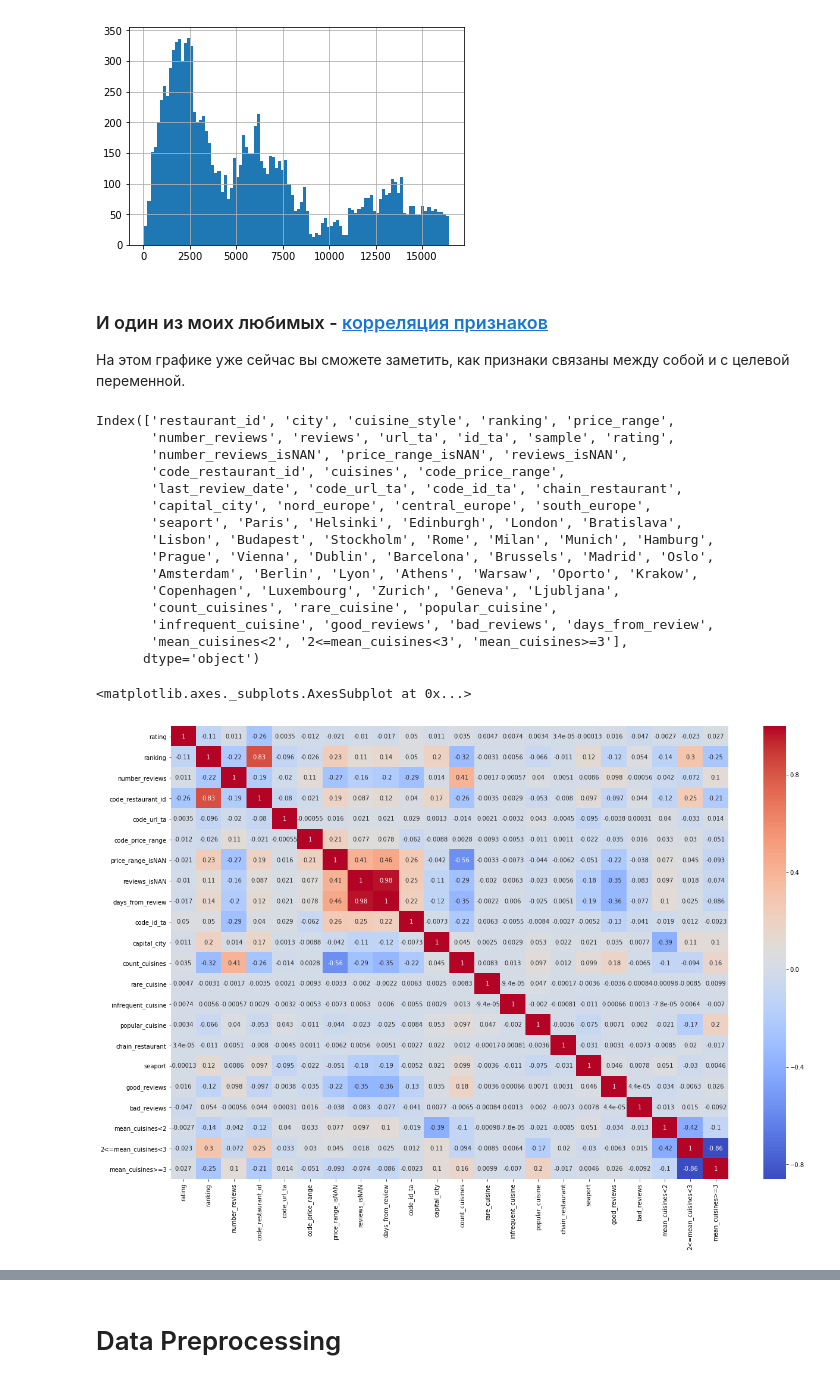
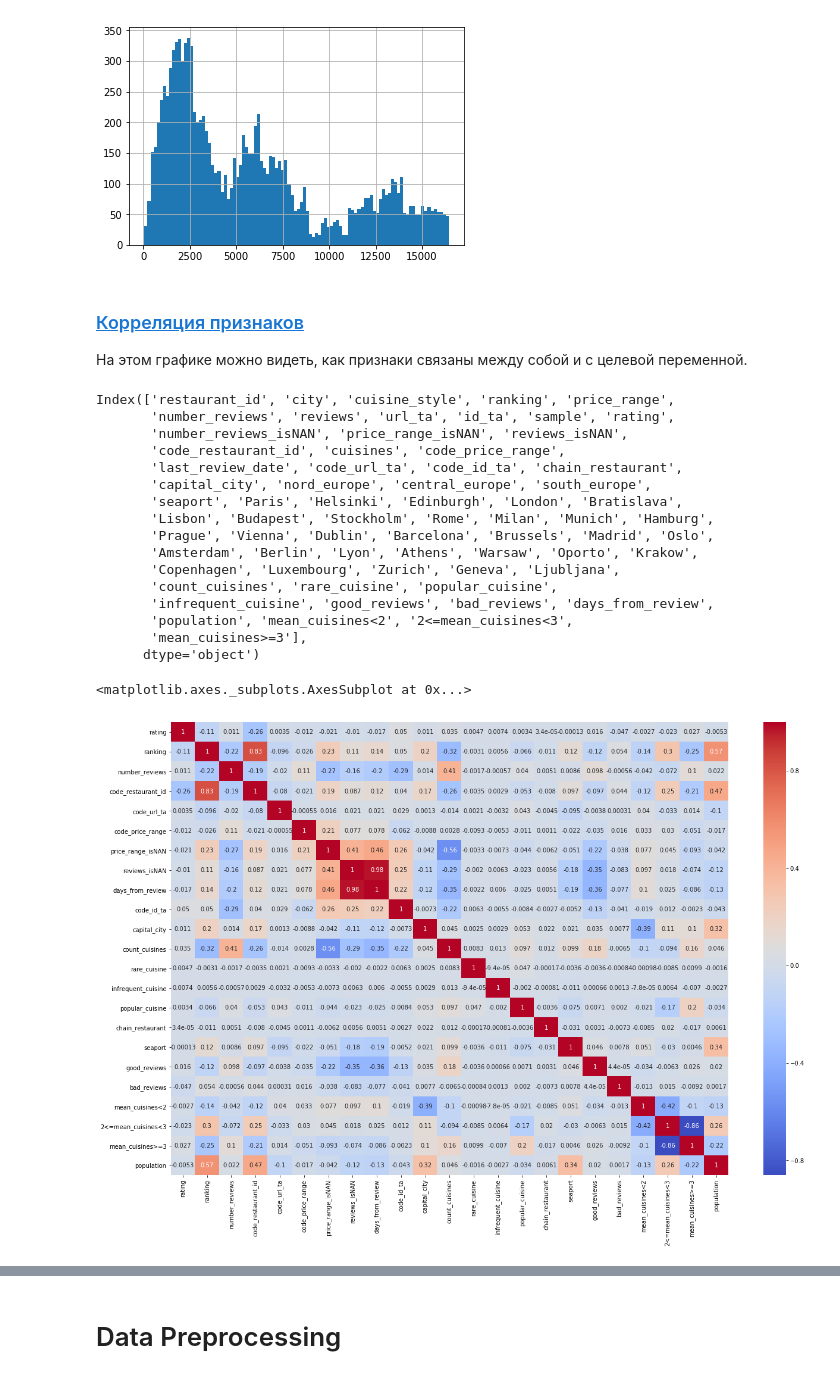
Before and after one commit to Alexius-rts/skillfactory_rds, a Jupyter notebook: module_3/my_baseline-sf-tripadvisor-rating-v2-7.ipynb, the cells around one changed output, grey strips where cells are left out. Saved outputs shown, nothing was run; the diff lists cells and outputs as text; code cells hidden in the pictures.

```diff
--- a/module_3/my_baseline-sf-tripadvisor-rating-v2-7.ipynb
+++ b/module_3/my_baseline-sf-tripadvisor-rating-v2-7.ipynb
@@ -842,6 +787,16 @@ df['bad_reviews'] = df['reviews'].apply(lambda x: 1 if any(word in x for word in
 df['days_from_review'] = DT.datetime.today() - df['last_review_date']
 # и преобразуем его в количество дней
 df['days_from_review'] = df['days_from_review'].map(lambda x: x.days)
+# %%
+# Создадим признак с величиной населения городов
+population_dict = {'Paris': 2140526, 'Stockholm': 961609, 'London': 8787892, 'Berlin': 3601131, 'Munich': 1456039, 'Oporto': 221800,
+       'Milan': 1366180, 'Bratislava': 437725, 'Vienna': 1840573, 'Rome':2872800, 'Barcelona':  1620343, 'Madrid': 3223334,
+       'Dublin' : 553165, 'Brussels' : 1198726, 'Zurich' : 434008, 'Warsaw' : 1702139, 'Budapest' : 1752286, 'Copenhagen' : 615993,
+       'Amsterdam' : 859732, 'Lyon' : 515695, 'Hamburg' : 1830584, 'Lisbon': 553000, 'Prague' : 1280508, 'Oslo' : 673469,
+       'Helsinki' : 643272, 'Edinburgh': 513210 , 'Geneva': 201818, 'Ljubljana' : 284355, 'Athens' : 655780,
+       'Luxembourg' : 122273, 'Krakow' : 779115}
+
+df['population'] = df['city'].apply(lambda x: population_dict[x])
 # %%
 df.info(verbose = True)
 # %% [output]
@@ -935,8 +888,8 @@ df_train['Ranking'][df_train['Rating'] < 4].hist(bins=100)
 <matplotlib.axes._subplots.AxesSubplot at 0x...>
 [figure]
 # %% [markdown]
-### И один из моих любимых - [корреляция признаков](https://ru.wikipedia.org/wiki/Корреляция)
-На этом графике уже сейчас вы сможете заметить, как признаки связаны между собой и с целевой переменной.
+### [Корреляция признаков](https://ru.wikipedia.org/wiki/Корреляция)
+На этом графике можно видеть, как признаки связаны между собой и с целевой переменной.
 # %%
 df.columns
 # %% [output]
@@ -953,17 +906,18 @@ Index(['restaurant_id', 'city', 'cuisine_style', 'ranking', 'price_range',
        'Copenhagen', 'Luxembourg', 'Zurich', 'Geneva', 'Ljubljana',
        'count_cuisines', 'rare_cuisine', 'popular_cuisine',
        'infrequent_cuisine', 'good_reviews', 'bad_reviews', 'days_from_review',
-       'mean_cuisines<2', '2<=mean_cuisines<3', 'mean_cuisines>=3'],
+       'population', 'mean_cuisines<2', '2<=mean_cuisines<3',
+       'mean_cuisines>=3'],
       dtype='object')
 # %%
 # Создаем датафрейм с основными числовыми признаками и смотрим их корреляцию
 df_base = df[['rating','ranking', 'number_reviews', 'code_restaurant_id', 'code_url_ta', 'code_price_range', 'price_range_isNAN', 'reviews_isNAN', 'days_from_review',
               'code_id_ta', 'capital_city', 'count_cuisines', 'rare_cuisine','infrequent_cuisine', 'popular_cuisine', 'chain_restaurant', 'seaport',
-              'good_reviews', 'bad_reviews', 'mean_cuisines<2','2<=mean_cuisines<3','mean_cuisines>=3' ]]
+              'good_reviews', 'bad_reviews', 'mean_cuisines<2','2<=mean_cuisines<3','mean_cuisines>=3', 'population' ]]
 
 correlation = df_base.corr()
 plt.figure(figsize=(21, 14))
 sns.heatmap(correlation, annot=True, cmap='coolwarm')
 # %% [output]
 <matplotlib.axes._subplots.AxesSubplot at 0x...>
-[figure, old version]
+[figure, new version]
```
Also changed, not shown: parts of 34 cells of this notebook, 1 other file.
